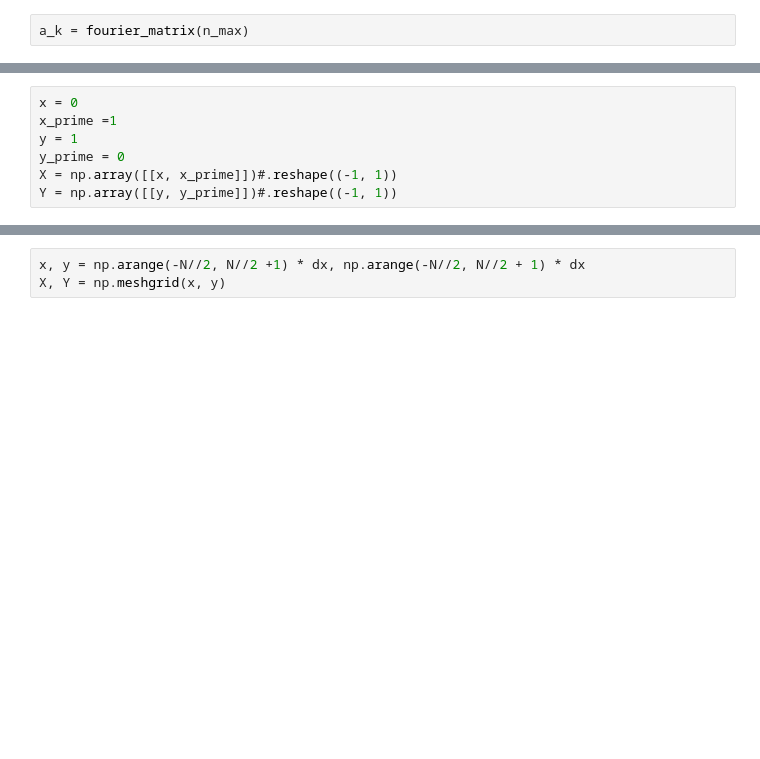
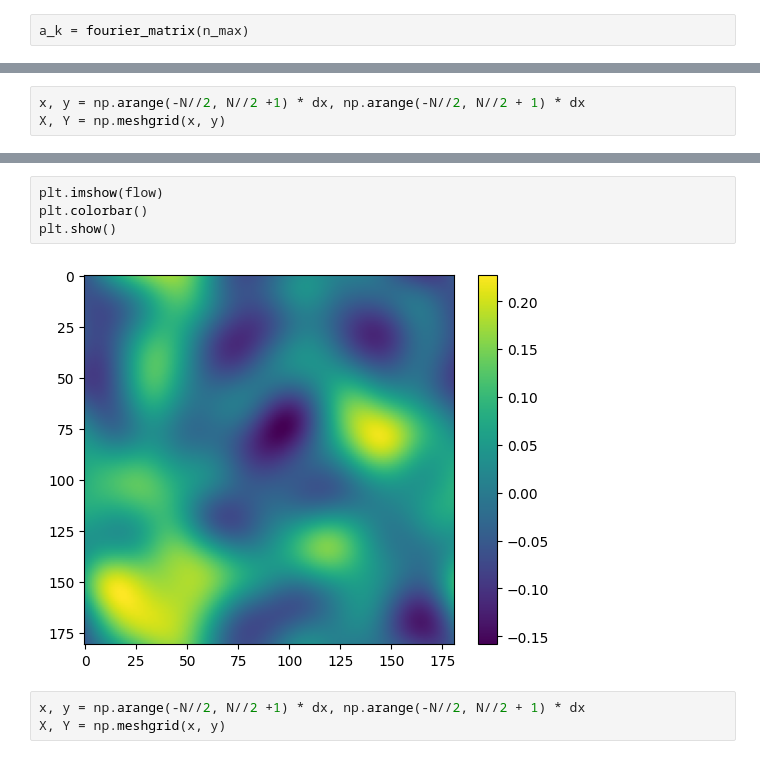
Before and after one commit to AlonsoFernandezVM/Pattern-formation-in-a-phytoplankton-population-based-on-stochastic-models-of-the-ocean-turbulence, a Jupyter notebook: notebooks/random_constant_flow.ipynb, the cells around one changed output, grey strips where cells are left out. Drawn from its saved outputs; the diff is of its cells as text; blank space fills up the shorter version.

```diff
--- a/notebooks/random_constant_flow.ipynb
+++ b/notebooks/random_constant_flow.ipynb
@@ -179,10 +243,6 @@ a_k = fourier_matrix(n_max)
 # %%
-x = 0
-x_prime =1
-y = 1
-y_prime = 0
-X = np.array([[x, x_prime]])#.reshape((-1, 1))
-Y = np.array([[y, y_prime]])#.reshape((-1, 1))
+x, y = np.arange(-N//2, N//2 +1) * dx, np.arange(-N//2, N//2 + 1) * dx
+X, Y = np.meshgrid(x, y)
 # %%
 n_rows, n_cols = X.shape
 flow = np.zeros([n_rows, n_cols], dtype=complex)
@@ -200,3 +277,9 @@ print(np.exp(-k**2 * eta**2 /4))
+# %%
+plt.imshow(flow)
+plt.colorbar()
+plt.show()
+# %% [output]
+[figure, added]
 # %%
 x, y = np.arange(-N//2, N//2 +1) * dx, np.arange(-N//2, N//2 + 1) * dx
 X, Y = np.meshgrid(x, y)
```
Also changed, not shown: parts of 19 cells of this notebook.
